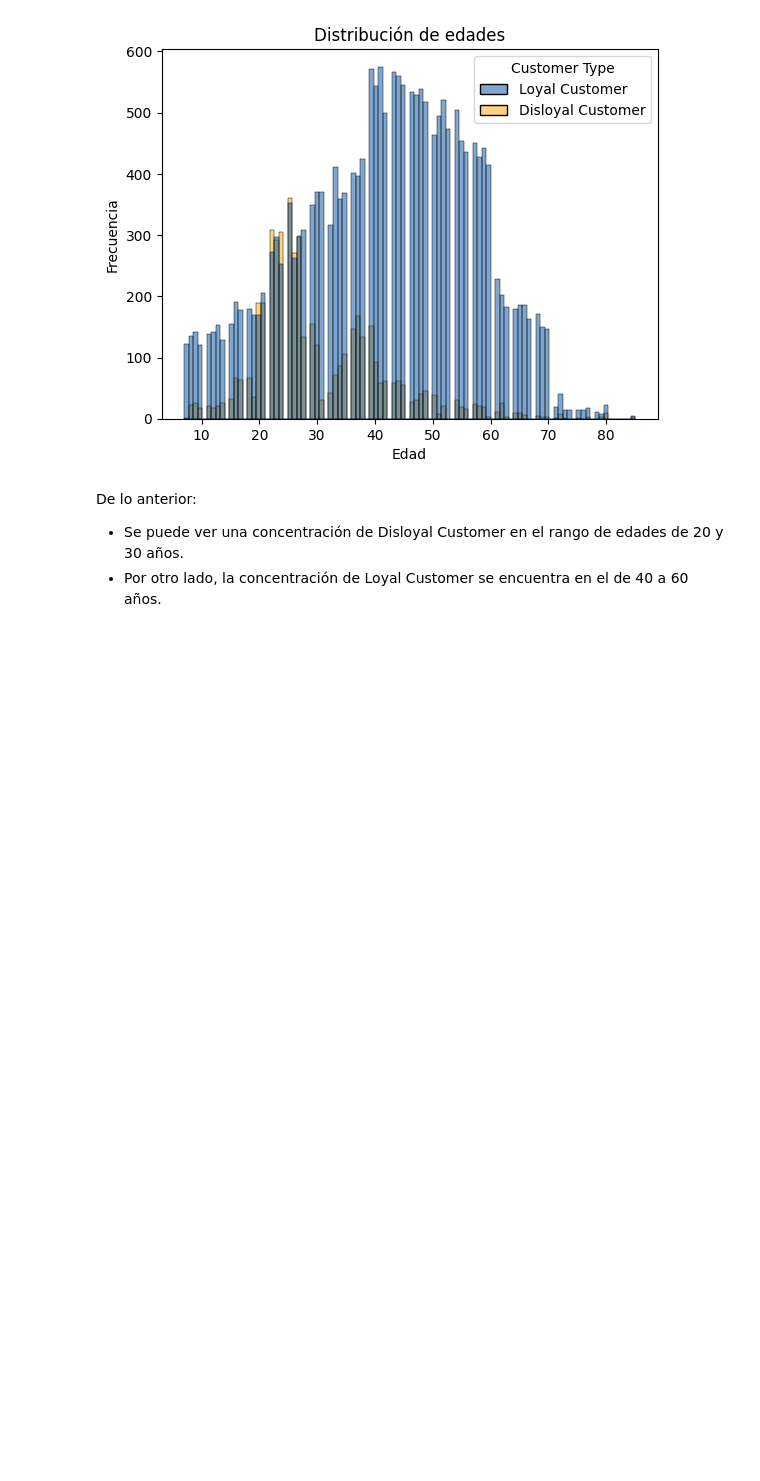
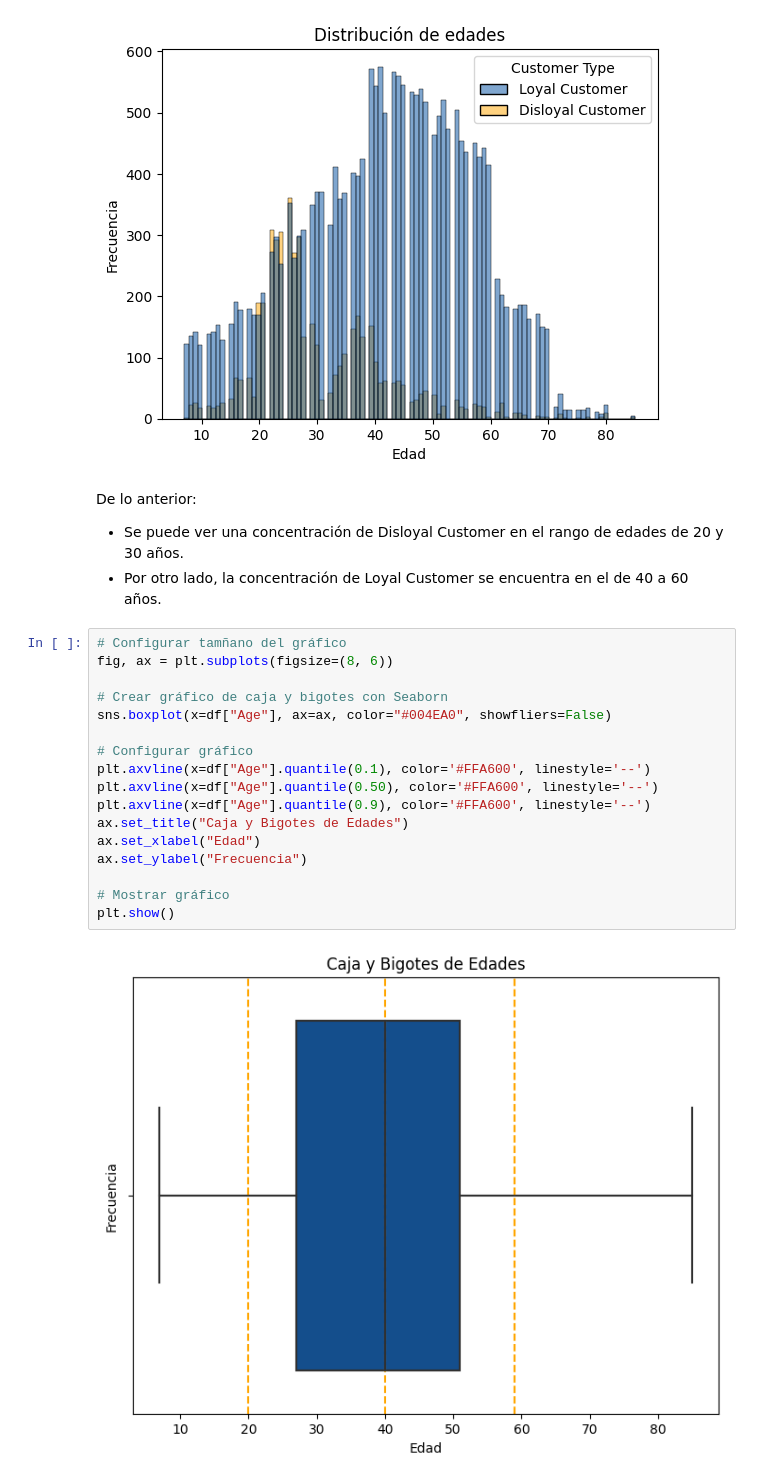
Before and after one commit to MHerrera11/Coderhouse, a Jupyter notebook: notebooks/Satisfacción de Clientes en Vuelos.ipynb, the cells around one changed output. Saved outputs shown, nothing was run; the diff lists cells and outputs as text; blank space fills up the shorter version.

```diff
--- a/notebooks/Satisfacción de Clientes en Vuelos.ipynb
+++ b/notebooks/Satisfacción de Clientes en Vuelos.ipynb
@@ -437,3 +437,22 @@ plt.show()
 De lo anterior:
 * Se puede ver una concentración de Disloyal Customer en el rango de edades de 20 y 30 años.
 * Por otro lado, la concentración de Loyal Customer se encuentra en el de 40 a 60 años.
+# %%
+# Configurar tamñano del gráfico
+fig, ax = plt.subplots(figsize=(8, 6))
+
+# Crear gráfico de caja y bigotes con Seaborn
+sns.boxplot(x=df["Age"], ax=ax, color="#004EA0", showfliers=False)
+
+# Configurar gráfico
+plt.axvline(x=df["Age"].quantile(0.1), color='#FFA600', linestyle='--')
+plt.axvline(x=df["Age"].quantile(0.50), color='#FFA600', linestyle='--')
+plt.axvline(x=df["Age"].quantile(0.9), color='#FFA600', linestyle='--')
+ax.set_title("Caja y Bigotes de Edades")
+ax.set_xlabel("Edad")
+ax.set_ylabel("Frecuencia")
+
+# Mostrar gráfico
+plt.show()
+# %% [output]
+[figure, added]
```
Also changed, not shown: parts of 1 cell of this notebook.
